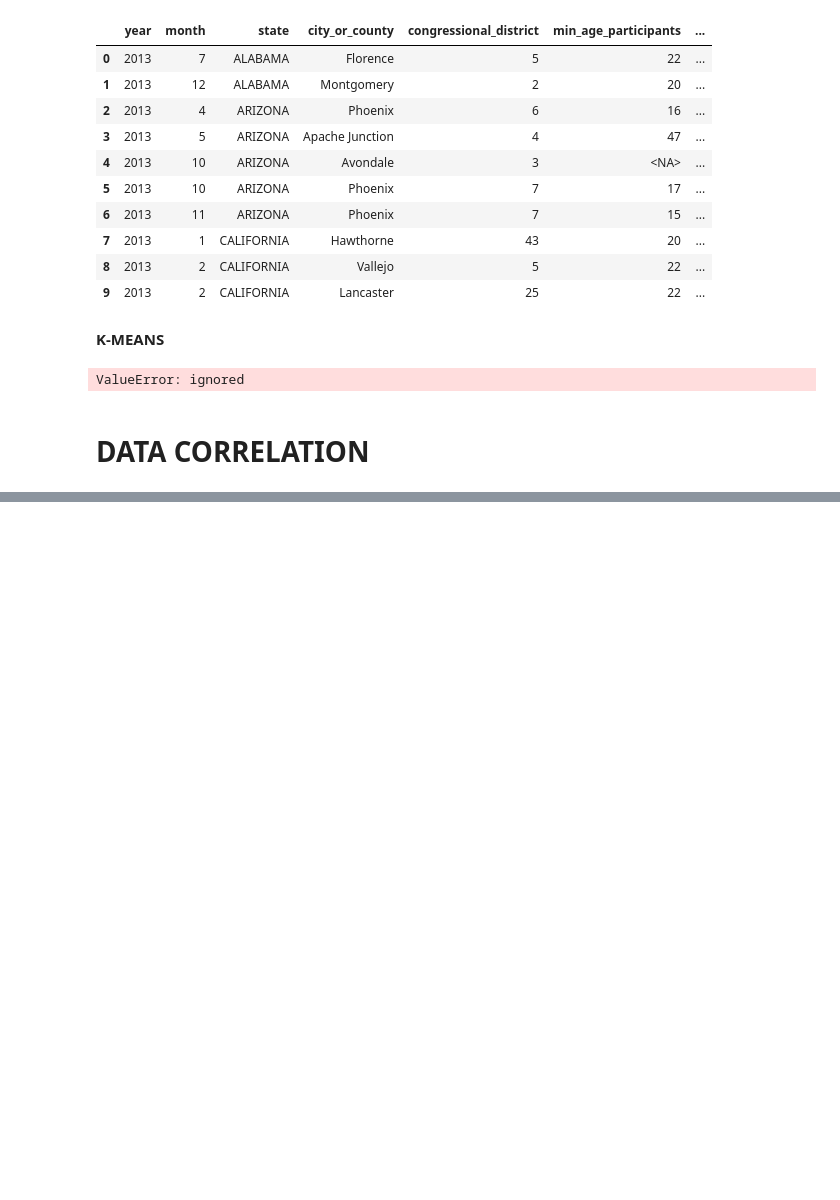
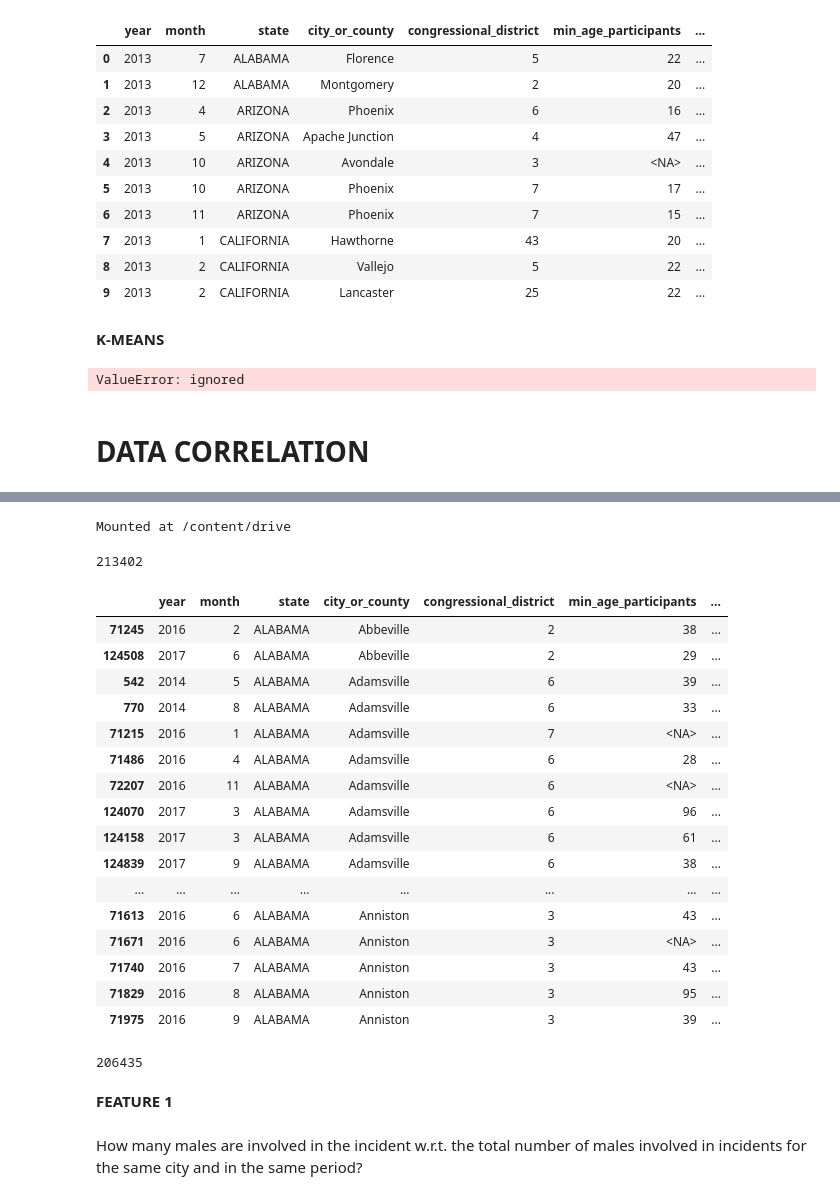
Before and after one commit to nikopaterniti98/hlt, a Jupyter notebook: DataMining_Project.ipynb, the cells around one changed output, grey strips where cells are left out. Cells and saved outputs as stored; diff of their text form; code cells hidden in the pictures; blank space fills up the shorter version.

Commit message:
Creato con Colaboratory

```diff
--- a/DataMining_Project.ipynb
+++ b/DataMining_Project.ipynb
@@ -1918,0 +2244,5 @@ ValueError: ignored
+# %%
+from google.colab import drive
+drive.mount('/content/drive')
+# %% [output]
+Mounted at /content/drive
@@ -1918,0 +2257,10 @@ ValueError: ignored
+# %%
+import pandas as pd
+
+pd.set_option('display.max_rows', None)
+pd.set_option('display.max_columns', None)
+
+df = pd.read_csv('/content/drive/MyDrive/final_datasetV3.csv')
+print(len(df))
+# %% [output]
+213402
@@ -1918,0 +2273,35 @@ ValueError: ignored
+# %%
+convert_columns = ['min_age_participants', 'avg_age_participants', 'max_age_participants',
+                   'n_participants_child', 'n_participants_teen', 'n_participants_adult',
+                   'n_males', 'n_females','n_arrested','n_unharmed','candidatevotes','totalvotes']
+
+df[convert_columns] = df[convert_columns].astype('Int64')
+# %%
+df.sort_values(by=['state','city_or_county','year','month']).head(100)
+# %% [output]
+|  | year | month | state | city_or_county | congressional_district | min_age_participants | ... |
+| 71245 | 2016 | 2 | ALABAMA | Abbeville | 2 | 38 | ... |
+| 124508 | 2017 | 6 | ALABAMA | Abbeville | 2 | 29 | ... |
+| 542 | 2014 | 5 | ALABAMA | Adamsville | 6 | 39 | ... |
+| 770 | 2014 | 8 | ALABAMA | Adamsville | 6 | 33 | ... |
+| 71215 | 2016 | 1 | ALABAMA | Adamsville | 7 | <NA> | ... |
+| 71486 | 2016 | 4 | ALABAMA | Adamsville | 6 | 28 | ... |
+| 72207 | 2016 | 11 | ALABAMA | Adamsville | 6 | <NA> | ... |
+| 124070 | 2017 | 3 | ALABAMA | Adamsville | 6 | 96 | ... |
+| 124158 | 2017 | 3 | ALABAMA | Adamsville | 6 | 61 | ... |
+| 124839 | 2017 | 9 | ALABAMA | Adamsville | 6 | 38 | ... |
+| ... | ... | ... | ... | ... | ... | ... | ... |
+| 71613 | 2016 | 6 | ALABAMA | Anniston | 3 | 43 | ... |
+| 71671 | 2016 | 6 | ALABAMA | Anniston | 3 | <NA> | ... |
+| 71740 | 2016 | 7 | ALABAMA | Anniston | 3 | 43 | ... |
+| 71829 | 2016 | 8 | ALABAMA | Anniston | 3 | 95 | ... |
+| 71975 | 2016 | 9 | ALABAMA | Anniston | 3 | 39 | ... |
+# %%
+df = df.drop_duplicates()
+print(len(df))
+# %% [output]
+206435
+# %% [markdown]
+**FEATURE 1**
+# %% [markdown]
+How many males are involved in the incident w.r.t. the total number of males involved in incidents for the same city and in the same period?
```
Also changed, not shown: parts of 120 cells of this notebook.
